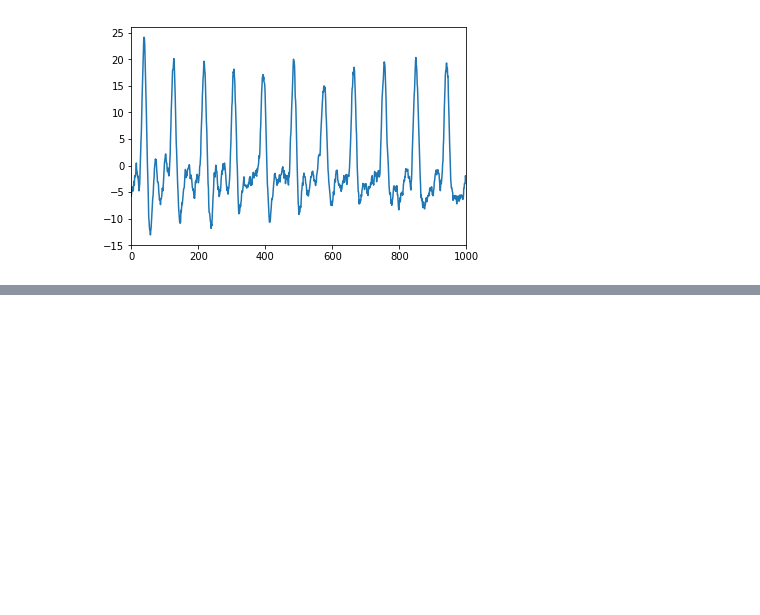
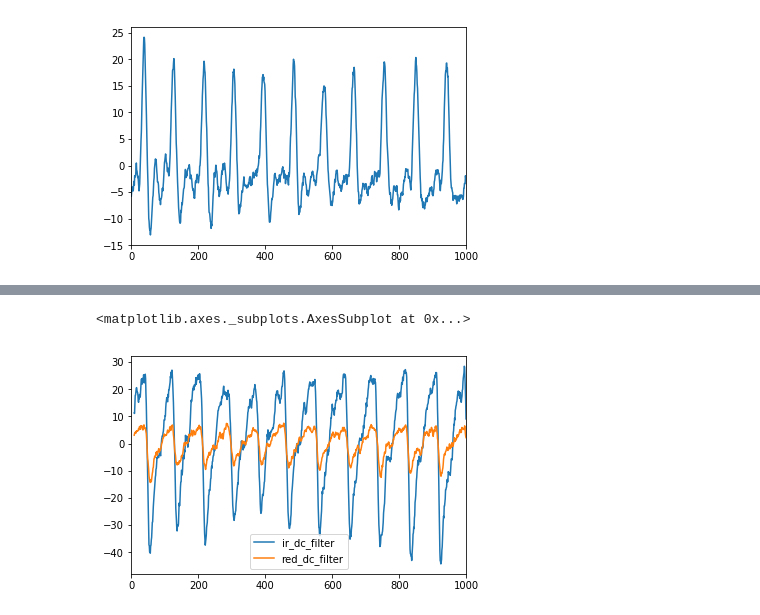
Before and after one commit to IRNAS/pulseox-firmware, a Jupyter notebook: experiments/Data experiments.ipynb, the cells around one changed output, grey strips where cells are left out. Drawn from its saved outputs; the diff is of its cells as text; code cells hidden in the pictures; blank space fills up the shorter version.

```diff
--- a/experiments/Data experiments.ipynb
+++ b/experiments/Data experiments.ipynb
@@ -42,6 +42,13 @@ def load_dataset(filename):
         header=None,
         names=['ts', 'raw', 'dc_filter', 'md_filter']
     )
+
+def load_dataset_red(filename):
+    return pandas.read_csv(
+        filename,
+        header=None,
+        names=['ts', 'ir_raw', 'ir_dc_filter', 'ir_md_filter', 'red_dc_filter', 'dc_ir', 'dc_red', 'red_raw', 'ambient_raw']
+    )
 # %% [markdown]
 ## Nellcor casing, finger on detector, IR LED
 
@@ -65,0 +84,8 @@ data_covered_ir_led['raw'].plot()
+# %%
+data = load_dataset_red('data-clip-finger-ir-red-led.txt')[:1000]
+# %%
+# Show raw data.
+(data[['ir_dc_filter', 'red_dc_filter']] / 100).rolling(window=10).mean().plot()
+# %% [output]
+<matplotlib.axes._subplots.AxesSubplot at 0x...>
+[figure, added]
```
Also changed, not shown: parts of 6 cells of this notebook, 1 other file.
